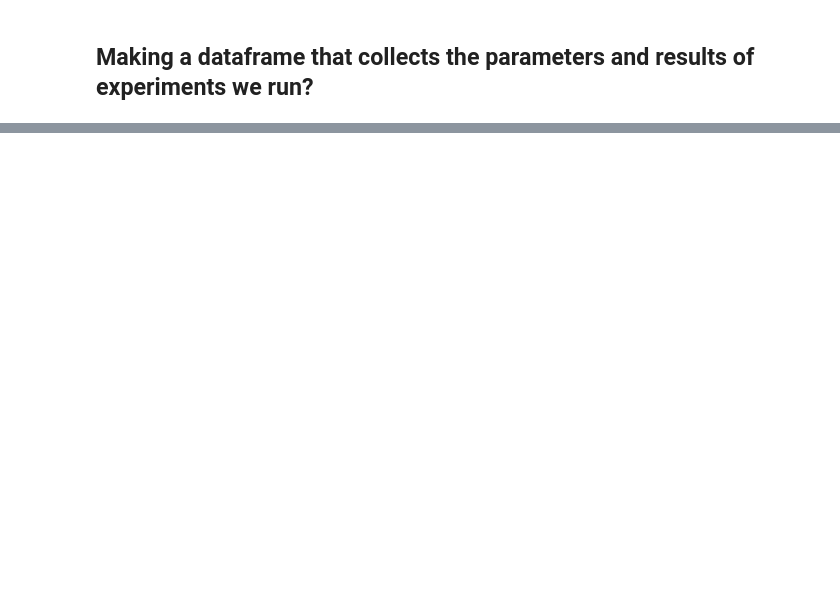
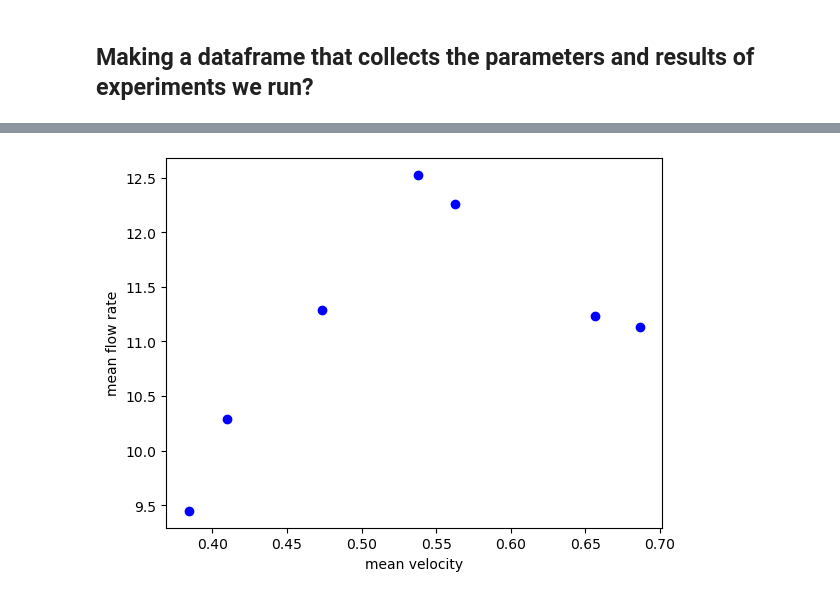
Before and after one commit to mikub97/ABM_car_traffic, a Jupyter notebook: src/agent_data_analysis.ipynb, the cells around one changed output, grey strips where cells are left out. Saved outputs shown, nothing was run; the diff lists cells and outputs as text; code cells hidden in the pictures; blank space fills up the shorter version.

```diff
--- a/src/agent_data_analysis.ipynb
+++ b/src/agent_data_analysis.ipynb
@@ -172,0 +219,19 @@ agent_data
+# %%
+import matplotlib.pyplot as plt
+
+# Create a new figure and axis
+fig, ax = plt.subplots()
+
+ax.scatter(experiment_results['average_velocity'],
+           experiment_results['rolling_average_flow'],
+           color='blue')
+
+# Add labels and legend
+ax.set_xlabel('mean velocity')
+ax.set_ylabel('mean flow rate')
+# ax.legend()
+
+# Display the plot
+plt.show()
+# %% [output]
+[figure, added]
```
Also changed, not shown: parts of 15 cells of this notebook, 3 other files.
